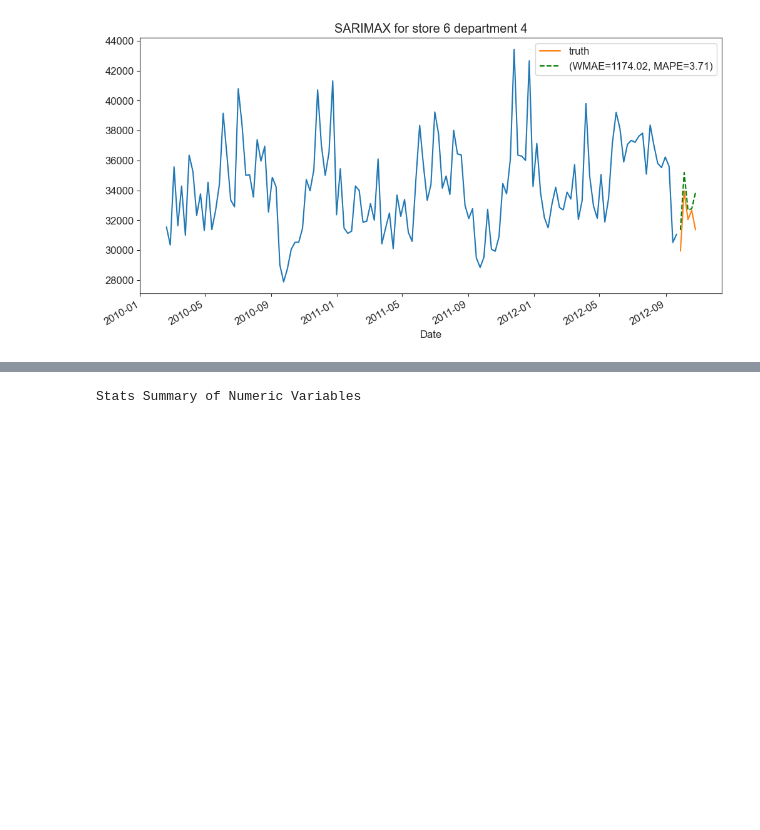
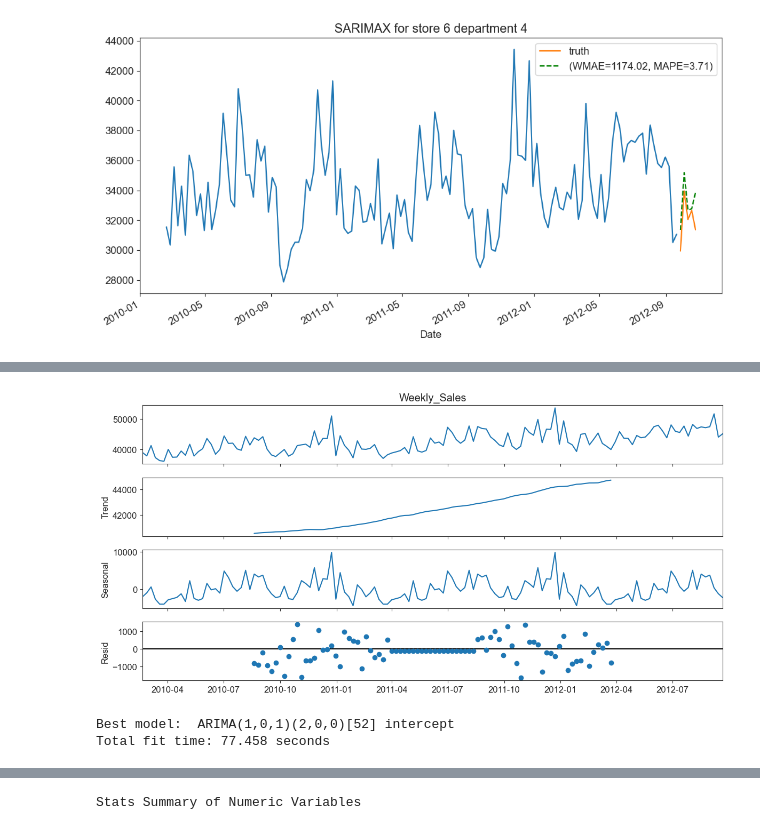
Before and after one commit to Dr-Spicy/WalmartForecast, a Jupyter notebook: Notebook.ipynb, the cells around one changed output, grey strips where cells are left out. Drawn from its saved outputs; the diff is of its cells as text; code cells hidden in the pictures; blank space fills up the shorter version.

```diff
--- a/Notebook.ipynb
+++ b/Notebook.ipynb
@@ -1212,0 +1131,19 @@ pred.plot(linestyle='--', color='green', label="(RMSE={:0.2f}, MAPE={:0.2f})".fo
+# %%
+# show the seasonal decomposition
+decomp = seasonal_decompose(y_train,  period=52)
+decomp.plot()
+plt.show()
+# %% [output]
+[figure, added]
+# %%
+# find the hyperparameters best SARIMAX model
+best_sarimax = pmd.auto_arima(y_train,exogenous=x_train.to_numpy(),
+							 seasonal=True, m=52,
+							 d=None, D=None,
+							 start_p=0, start_q=0,
+							 max_p=2, max_q=2,
+							 information_criterion='aic',test='adf', n_jobs=12,
+							 error_action='ignore',stepwise=False, trace=True)
+# %% [output]
+Best model:  ARIMA(1,0,1)(2,0,0)[52] intercept
+Total fit time: 77.458 seconds
```
Also changed, not shown: parts of 30 cells of this notebook.
